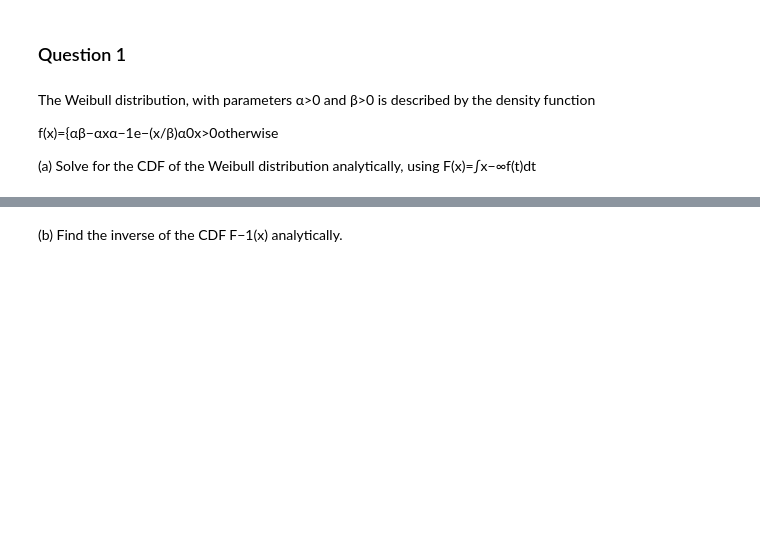
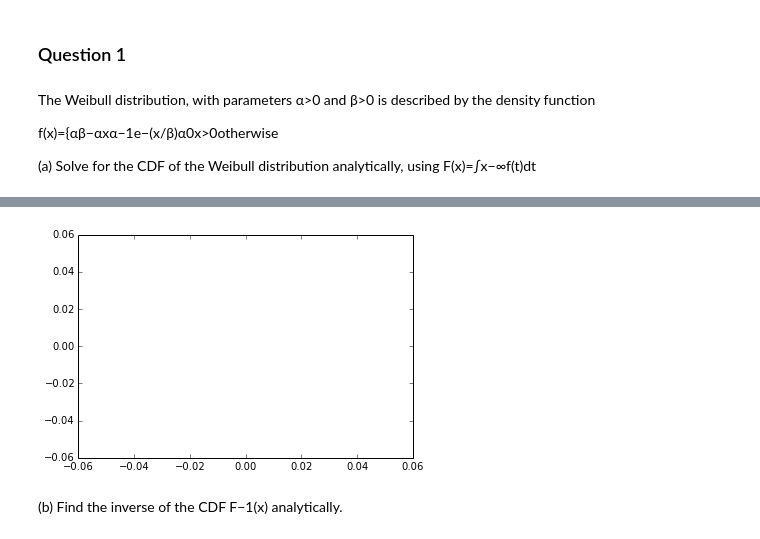
Before and after one commit to mnaworsk/PHYS202-S14, a Jupyter notebook: SciPy/RandomAndMCExercises.ipynb, the cells around one changed output, grey strips where cells are left out. Saved outputs shown, nothing was run; the diff lists cells and outputs as text; code cells hidden in the pictures; blank space fills up the shorter version.

```diff
--- a/SciPy/RandomAndMCExercises.ipynb
+++ b/SciPy/RandomAndMCExercises.ipynb
@@ -15,33 +19,24 @@ f(x)={αβ−αxα−1e−(x/β)α0x>0otherwise
 F(x)=∫x−∞f(t)dt
 # %%
 from scipy.integrate import trapz,cumtrapz
-# %%
-#plot the Weibull distribution for the density function
-x = np.arange(0., 10.01, 0.01)
-
-    f = lambda x: )alpha*beta**(-alpha))*(x**(alpha-1))*(exp(x/beta)**a)
-    F = lambda x:
-    Finv = lambda z:
-
-    plt.plot(x, f(x), label=r'$f(x)=\$')
-    plt.ylim(0, 1.5)
-    plt.xlim(0, 5.)
-    plt.xlabel(r"$x$", fontsize = 20)
-    plt.ylabel(r'$f(x),F(x)$', fontsize=20)
-    plt.legend(loc='upper left', fontsize=15)
-    plt.show()
 # %%
-#create CDF function
+def Weibull(xlist, alpha=1.5, b=6.):
+    f = lambda x: ((alpha*b)**-alpha)*(x**(alpha - 1))*(e**(-(x/b)**alpha))
+    F = lambda x: 1 - e**((-x/b)**alpha)
+
+
+
+plt.plot(title="Weibull distribution", fontsize=20)
+plt.plot(x, Weibull(x))
+
 def CDFviewer(xmax = 0.95):
 
     #Plot the full function first
-    x = np.arange(0., 10.01, 0.01)
-    lam = 1
-
-    f = lambda x: lam*exp(-lam*x)
-    F = lambda x: 1-exp(-lam*x)
-    Finv = lambda z: -log(1-z)/lam
-
+    x = np.arange(0., 30., 0.01)
+    alpha = 1.5
+    b = 6.
+    f = lambda x: ((alpha*b)**-alpha)*(x**(alpha - 1))*(e**(-(x/b)**alpha))
+    F = lambda x: 1 - e**((-x/b)**alpha)
     plt.plot(x, f(x), label=r'$f(x)=\lambda e^{-\lambda x}$')
     plt.ylim(0, 1.5)
     plt.xlim(0, 5.)
@@ -50,10 +45,9 @@ def CDFviewer(xmax = 0.95):
     plt.legend(loc='upper left', fontsize=15)
     plt.show()
 
-
-    #Now show the CDF up to the xmax limit
+#Now show the CDF up to the xmax limit
     xcdf = np.arange(0.,xmax+0.001,0.01)
-    F = lambda x: (np.cos(0)-np.cos(x))/2.
+    F = lambda x: 1 - e**((-x/b)**alpha)
     plt.plot(xcdf,F(xcdf),label='Weibull distribution',lw=3)
 
     plt.plot((xmax,xmax),(0.,f(xmax)),"b--")
@@ -78,3 +72,4 @@ SyntaxError: invalid syntax (<ipython-input-10-09c8b2a58654>, line 6)
+[figure, added]
 # %% [markdown]
 (b) Find the inverse of the CDF F−1(x) analytically.
 # %%
```
Also changed, not shown: parts of 11 cells of this notebook, 2 other files.
